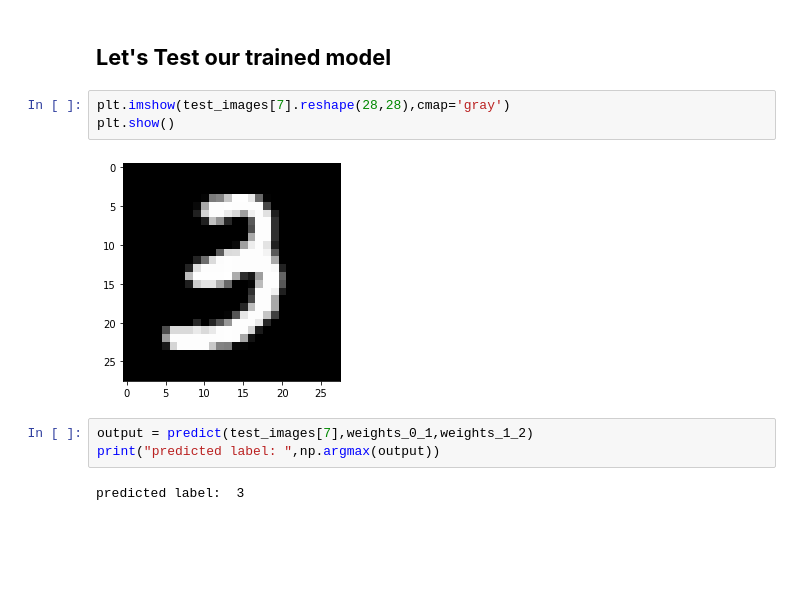
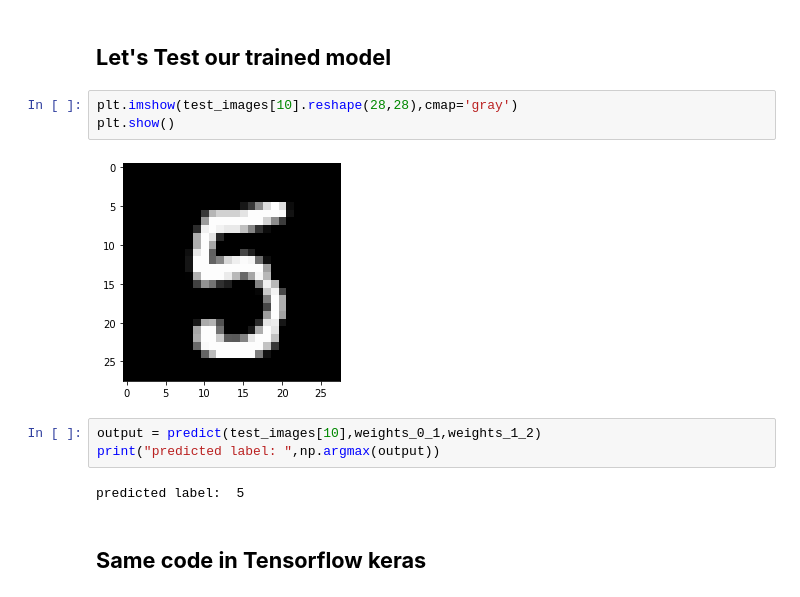
Before and after one commit to farouqBenarous/Machine_Learning_101_Workshop, a Jupyter notebook: 20-03-2021/neural_network/neural_network_MNIST.ipynb, the cells around one changed output. Cells and saved outputs as stored; diff of their text form; blank space fills up the shorter version.

```diff
--- a/20-03-2021/neural_network/neural_network_MNIST.ipynb
+++ b/20-03-2021/neural_network/neural_network_MNIST.ipynb
@@ -233,12 +243,14 @@ I:90 Train-Err:0.000 Train-Acc:0.894[[-0.02581343  0.05276126 -0.00377432 ... -0
 # %% [markdown]
 ## **Let's Test our trained model**
 # %%
-plt.imshow(test_images[7].reshape(28,28),cmap='gray')
+plt.imshow(test_images[10].reshape(28,28),cmap='gray')
 plt.show()
 # %% [output]
-[figure, old version]
+[figure, new version]
 # %%
-output = predict(test_images[7],weights_0_1,weights_1_2)
+output = predict(test_images[10],weights_0_1,weights_1_2)
 print("predicted label: ",np.argmax(output))
 # %% [output]
-predicted label:  3
+predicted label:  5
+# %% [markdown]
+## **Same code in Tensorflow keras**
```
Also changed, not shown: parts of 6 cells of this notebook, 3 other files.
